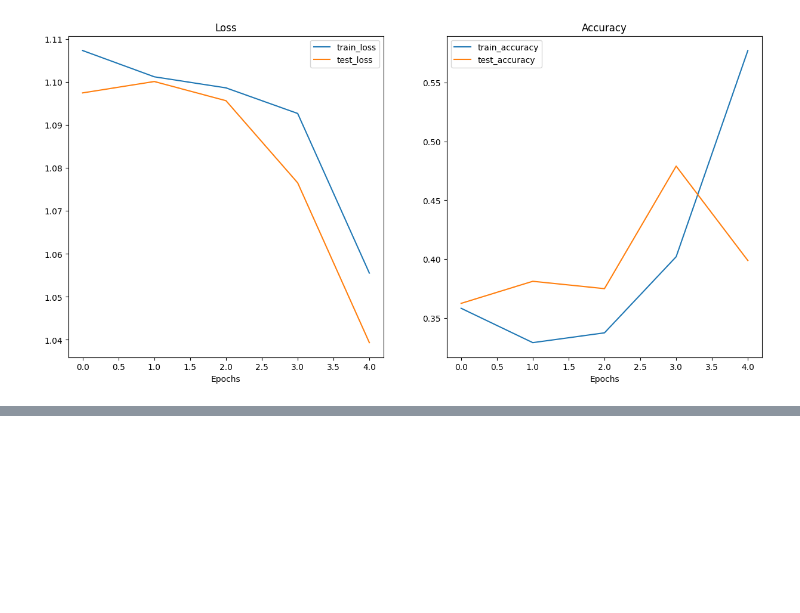
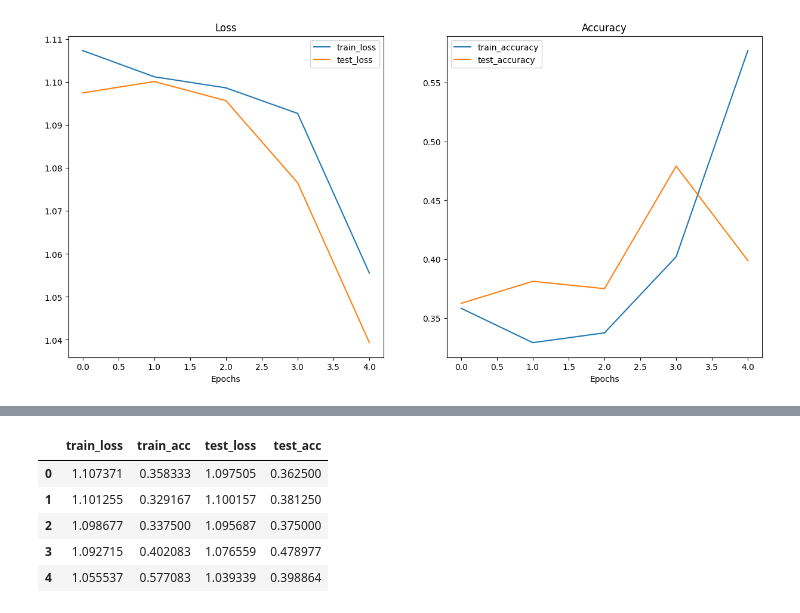
Before and after one commit to AvisarBhandari/Ml, a Jupyter notebook: Custom data/5_pytorch_custom_dataset.ipynb, the cells around one changed output, grey strips where cells are left out. Cells and saved outputs as stored; diff of their text form; code cells hidden in the pictures; blank space fills up the shorter version.

```diff
--- a/Custom data/5_pytorch_custom_dataset.ipynb
+++ b/Custom data/5_pytorch_custom_dataset.ipynb
@@ -850,0 +978,12 @@ plot_loss_curves(results=model_0_results)
+# %%
+import pandas as pd
+model_0_df = pd.DataFrame(model_0_results)
+model_1_df = pd.DataFrame(model_1_result)
+model_0_df
+# %% [output]
+|  | train_loss | train_acc | test_loss | test_acc |
+| 0 | 1.107371 | 0.358333 | 1.097505 | 0.362500 |
+| 1 | 1.101255 | 0.329167 | 1.100157 | 0.381250 |
+| 2 | 1.098677 | 0.337500 | 1.095687 | 0.375000 |
+| 3 | 1.092715 | 0.402083 | 1.076559 | 0.478977 |
+| 4 | 1.055537 | 0.577083 | 1.039339 | 0.398864 |
```
Also changed, not shown: parts of 28 cells of this notebook.
